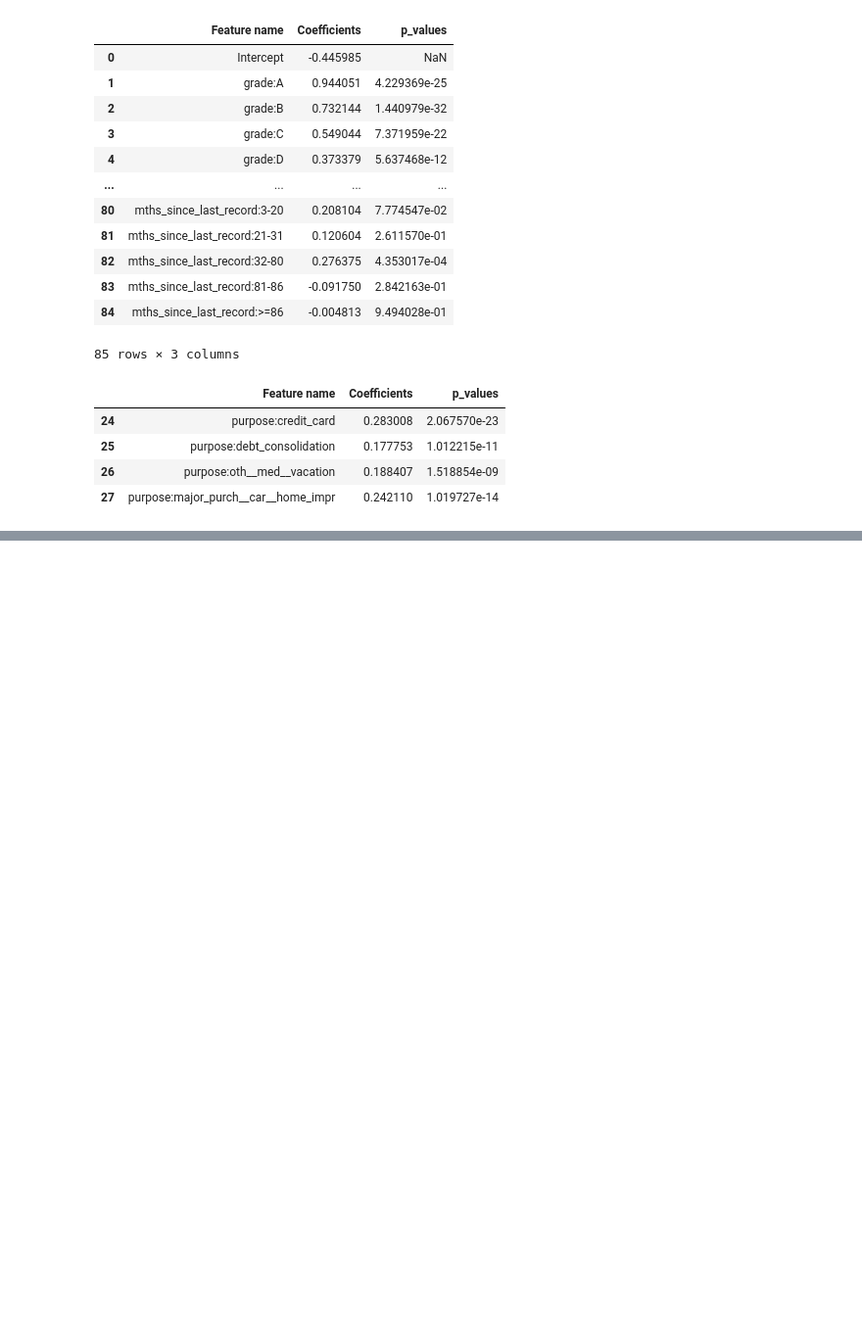
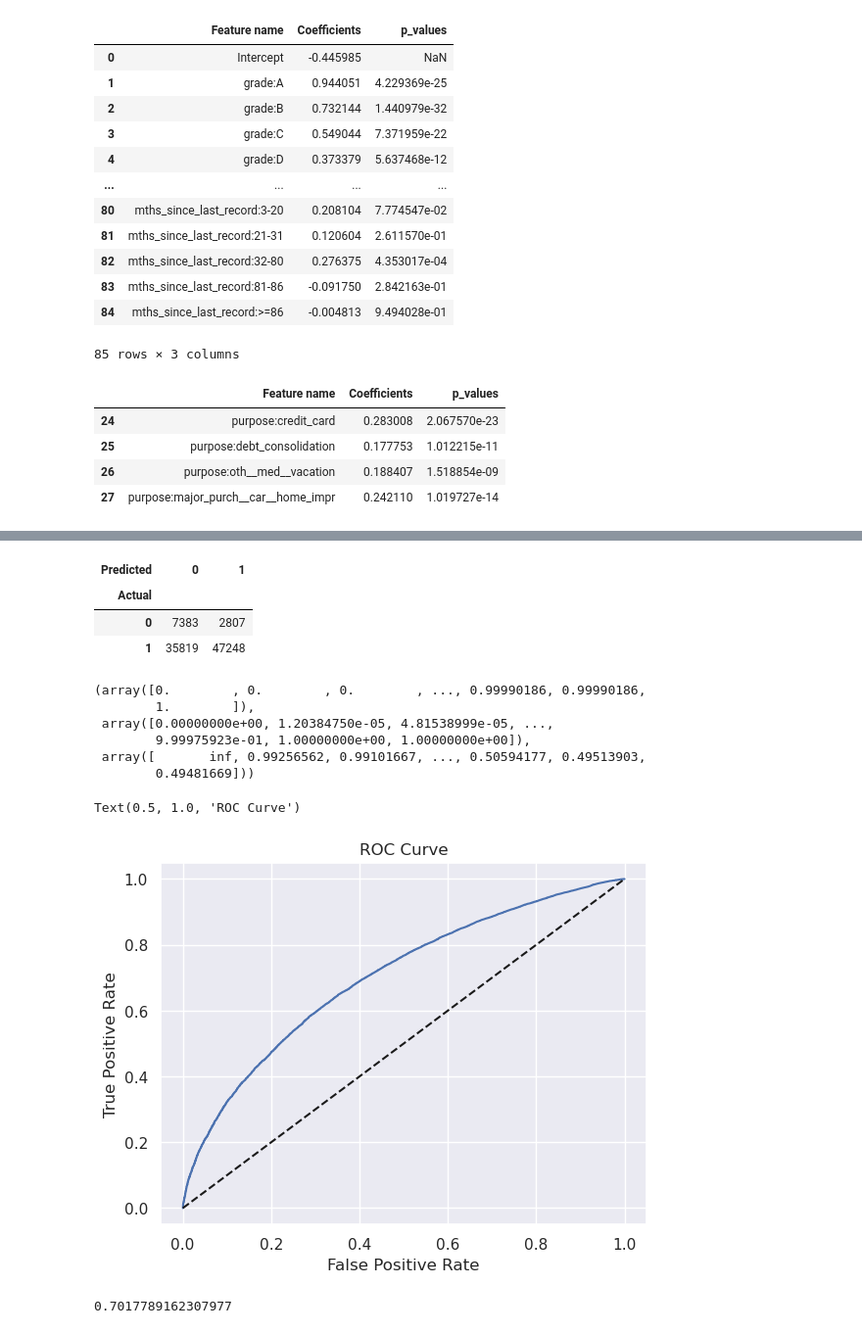
Before and after one commit to pbdanny/PythonProject, a Jupyter notebook: credit_risk_modeling/notebook/CreditRiskModeling_PDModel.ipynb, the cells around one changed output, grey strips where cells are left out. Shown at 98% size. Saved outputs shown, nothing was run; the diff lists cells and outputs as text; code cells hidden in the pictures; blank space fills up the shorter version.

Commit message:
auc curve

```diff
--- a/credit_risk_modeling/notebook/CreditRiskModeling_PDModel.ipynb
+++ b/credit_risk_modeling/notebook/CreditRiskModeling_PDModel.ipynb
@@ -530,0 +732,2 @@ pickle.dump(reg2, open('../data/pd_model.sav', 'wb'))
+# %%
+df_actual_predicted_proba.index = loan_data_inputs_test.index
@@ -530,0 +752,3 @@ pickle.dump(reg2, open('../data/pd_model.sav', 'wb'))
+# %%
+tr = 0.9
+df_actual_predicted_proba["y_hat_test"] = np.where(df_actual_predicted_proba["y_hat_test_proba"] > tr, 1, 0)
@@ -530,0 +771,8 @@ pickle.dump(reg2, open('../data/pd_model.sav', 'wb'))
+# %%
+pd.crosstab(df_actual_predicted_proba["loan_data_targets_test"], df_actual_predicted_proba["y_hat_test"],
+            rownames=["Actual"], colnames=["Predicted"])
+# %% [output]
+| Predicted | 0 | 1 |
+| Actual |  |  |
+| 0 | 7383 | 2807 |
+| 1 | 35819 | 47248 |
@@ -530,0 +781,29 @@ pickle.dump(reg2, open('../data/pd_model.sav', 'wb'))
+# %%
+roc_curve(df_actual_predicted_proba["loan_data_targets_test"], df_actual_predicted_proba["y_hat_test_proba"])
+# %% [output]
+(array([0.        , 0.        , 0.        , ..., 0.99990186, 0.99990186,
+        1.        ]),
+ array([0.00000000e+00, 1.20384750e-05, 4.81538999e-05, ...,
+        9.99975923e-01, 1.00000000e+00, 1.00000000e+00]),
+ array([       inf, 0.99256562, 0.99101667, ..., 0.50594177, 0.49513903,
+        0.49481669]))
+# %%
+fpr, tpr, thresholds = roc_curve(df_actual_predicted_proba["loan_data_targets_test"], df_actual_predicted_proba["y_hat_test_proba"])
+# %%
+from matplotlib import pyplot as plt
+import seaborn as sns
+sns.set_theme()
+# %%
+plt.plot(fpr, tpr)
+plt.plot(fpr, fpr, linestyle="--", color="k")
+plt.xlabel("False Positive Rate")
+plt.ylabel("True Positive Rate")
+plt.title("ROC Curve")
+# %% [output]
+Text(0.5, 1.0, 'ROC Curve')
+[figure, added]
+# %%
+AUROC = roc_auc_score(df_actual_predicted_proba["loan_data_targets_test"], df_actual_predicted_proba["y_hat_test_proba"])
+AUROC
+# %% [output]
+0.7017789162307977
```
Also changed, not shown: parts of 22 cells of this notebook.
